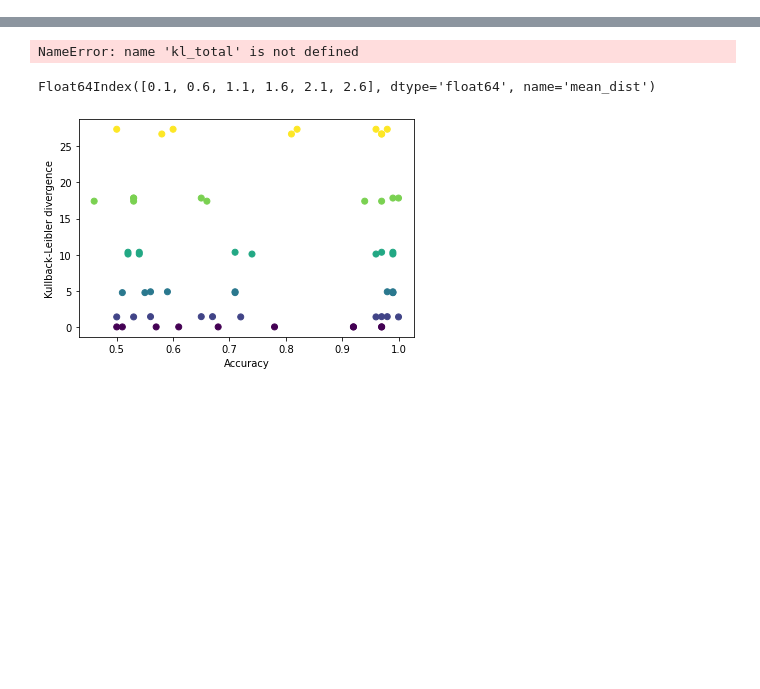
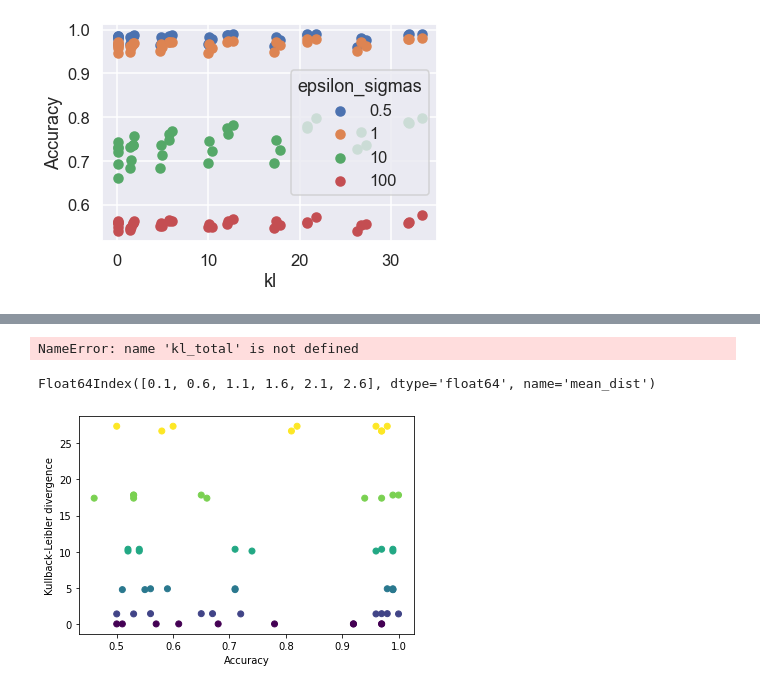
Before and after one commit to romyho-w/Thesis_FL_Ectrie, a Jupyter notebook: plot_results.ipynb, the cells around one changed output, grey strips where cells are left out. Saved outputs shown, nothing was run; the diff lists cells and outputs as text; code cells hidden in the pictures; blank space fills up the shorter version.

```diff
--- a/plot_results.ipynb
+++ b/plot_results.ipynb
@@ -79,3 +84,5 @@ def plot_loss_functions(fig_name: str, df_cl, df_fl):
     plt.ylabel('Loss value')
     plt.legend()
     plt.savefig(fig_name, format='png')
+# %%
+df = read_results_file('Results/total_dict_2022-06-30 08:24:59.190329.json')
@@ -81,0 +105,24 @@ def plot_loss_functions(fig_name: str, df_cl, df_fl):
+# %%
+N_Clients = [2,5,10,30, 40, 100]
+mean_distance = np.arange(0.1, 3.0, 0.5)
+epsilon_sigmas = [0.5, 1, 10, 100]
+for m in epsilon_sigmas:
+    n_client_df = df[df.epsilon_sigma == m]
+    plt.scatter(n_client_df.total_kl, n_client_df.total_acc)
+    plt.ylabel('Accuracy')
+    plt.xlabel('kl')
+plt.legend(epsilon_sigmas, title = 'epsilon_sigmas')
+plt.show()
+# for n in N_Clients:
+#     for m in epsilon_sigmas:
+#         n_client_df = df[df.n_clients == n]
+#         # print(n_client_df.total_acc, n_client_df.total_kl)
+#         mean_df = n_client_df[n_client_df.epsilon_sigma == m]
+#         plt.scatter( mean_df.total_kl,  mean_df.total_acc,)
+#         plt.ylabel('Accuracy')
+#         plt.xlabel('KL divergence')
+#     plt.title('KL divergence vs Accuracy, n clients:{}'.format(n))
+#     # plt.legend(mean_distance, title = 'mean_distance')
+#     plt.show()
+# %% [output]
+[figure, added]
```
Also changed, not shown: parts of 13 cells of this notebook, 4 other files.
